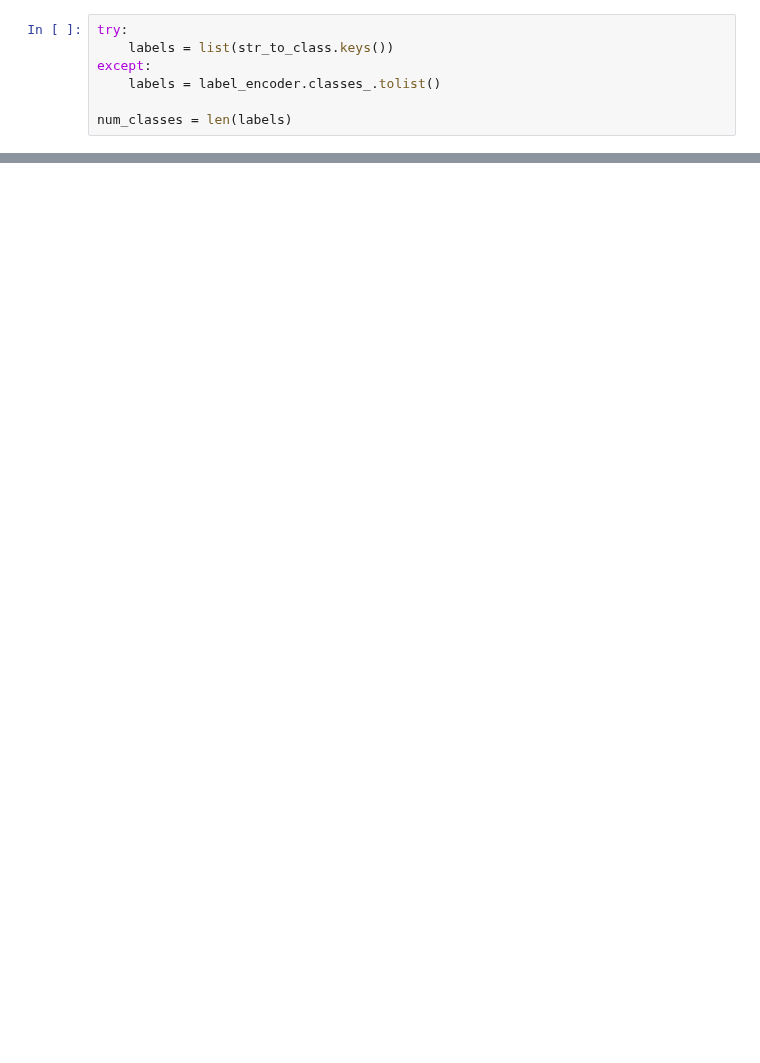
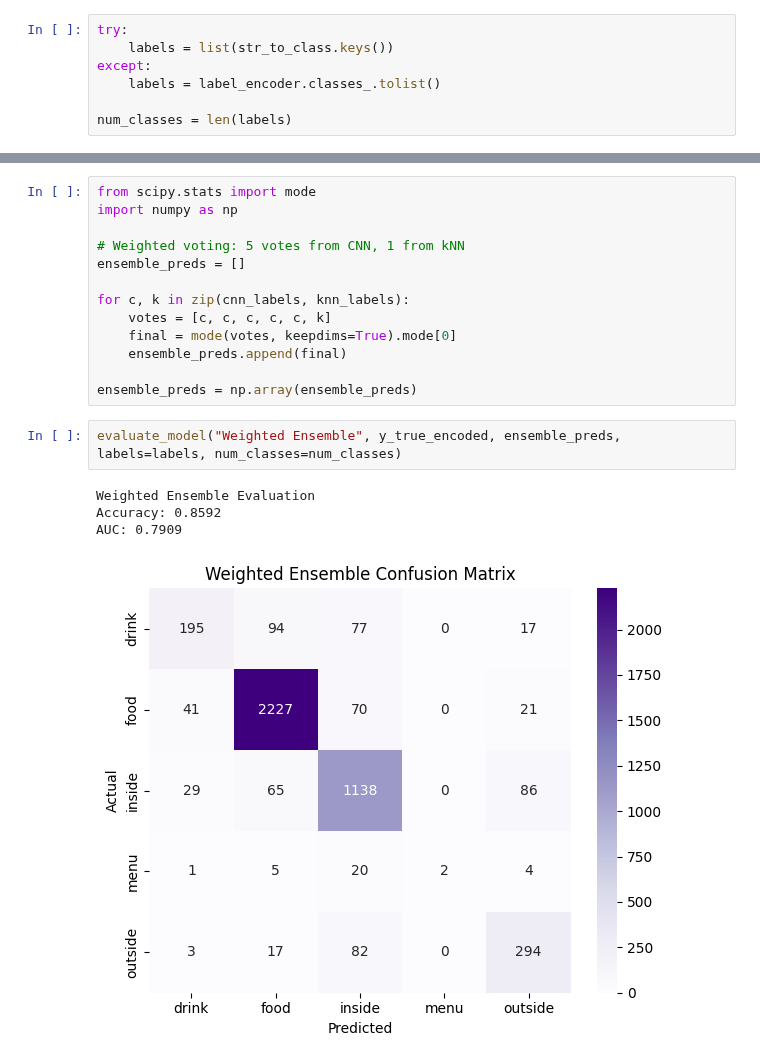
Before and after one commit to LCIT-AISC-T3-S25/Group3, a Jupyter notebook: ensemble_model.ipynb, the cells around one changed output, grey strips where cells are left out. Drawn from its saved outputs; the diff is of its cells as text; blank space fills up the shorter version.

```diff
--- a/ensemble_model.ipynb
+++ b/ensemble_model.ipynb
@@ -290,0 +319,20 @@ Saved predictions to ensemble_predictions.csv
+# %%
+from scipy.stats import mode
+import numpy as np
+
+# Weighted voting: 5 votes from CNN, 1 from kNN
+ensemble_preds = []
+
+for c, k in zip(cnn_labels, knn_labels):
+    votes = [c, c, c, c, c, k]
+    final = mode(votes, keepdims=True).mode[0]
+    ensemble_preds.append(final)
+
+ensemble_preds = np.array(ensemble_preds)
+# %%
+evaluate_model("Weighted Ensemble", y_true_encoded, ensemble_preds, labels=labels, num_classes=num_classes)
+# %% [output]
+Weighted Ensemble Evaluation
+Accuracy: 0.8592
+AUC: 0.7909
+[figure, added]
```
Also changed, not shown: parts of 10 cells of this notebook.
